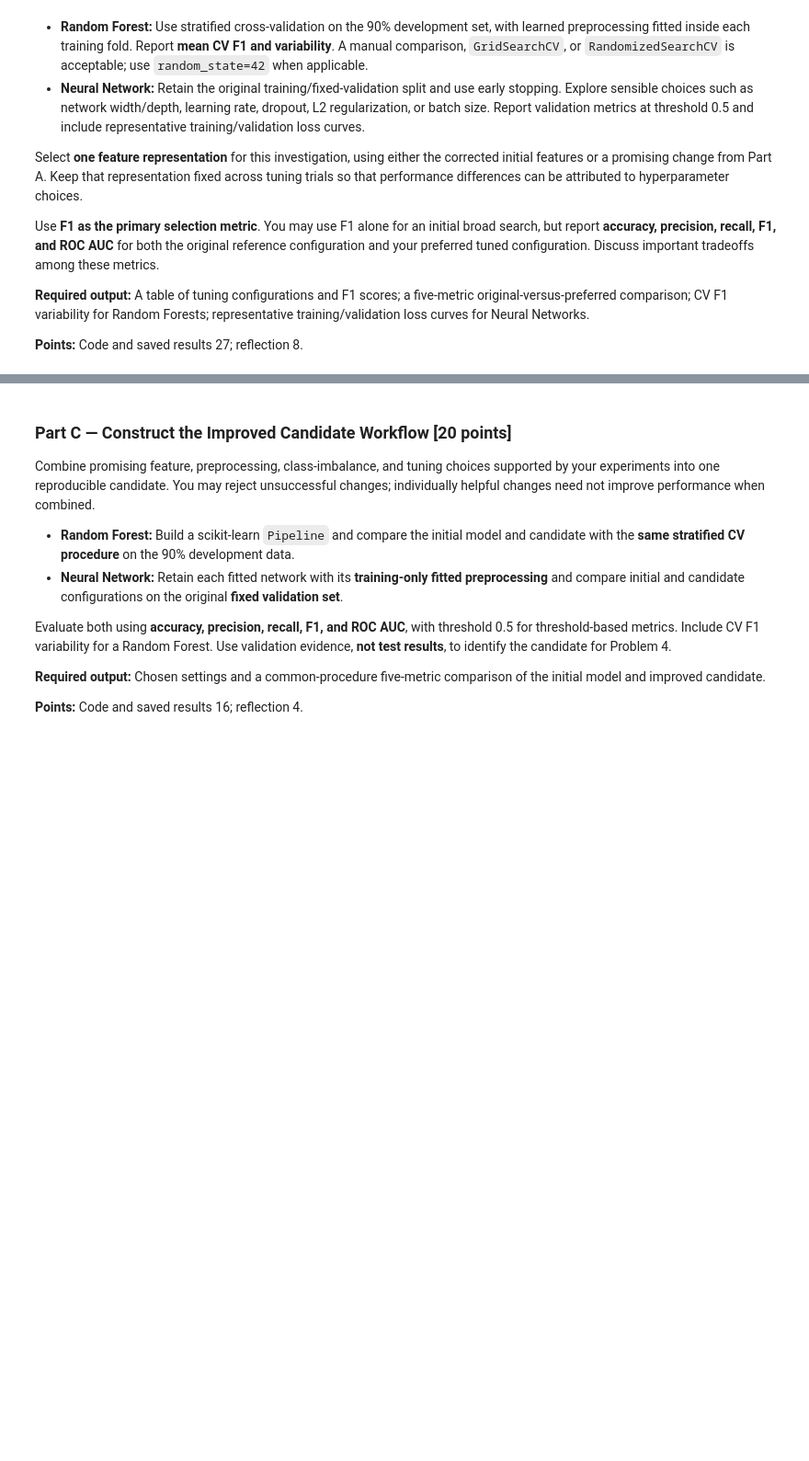
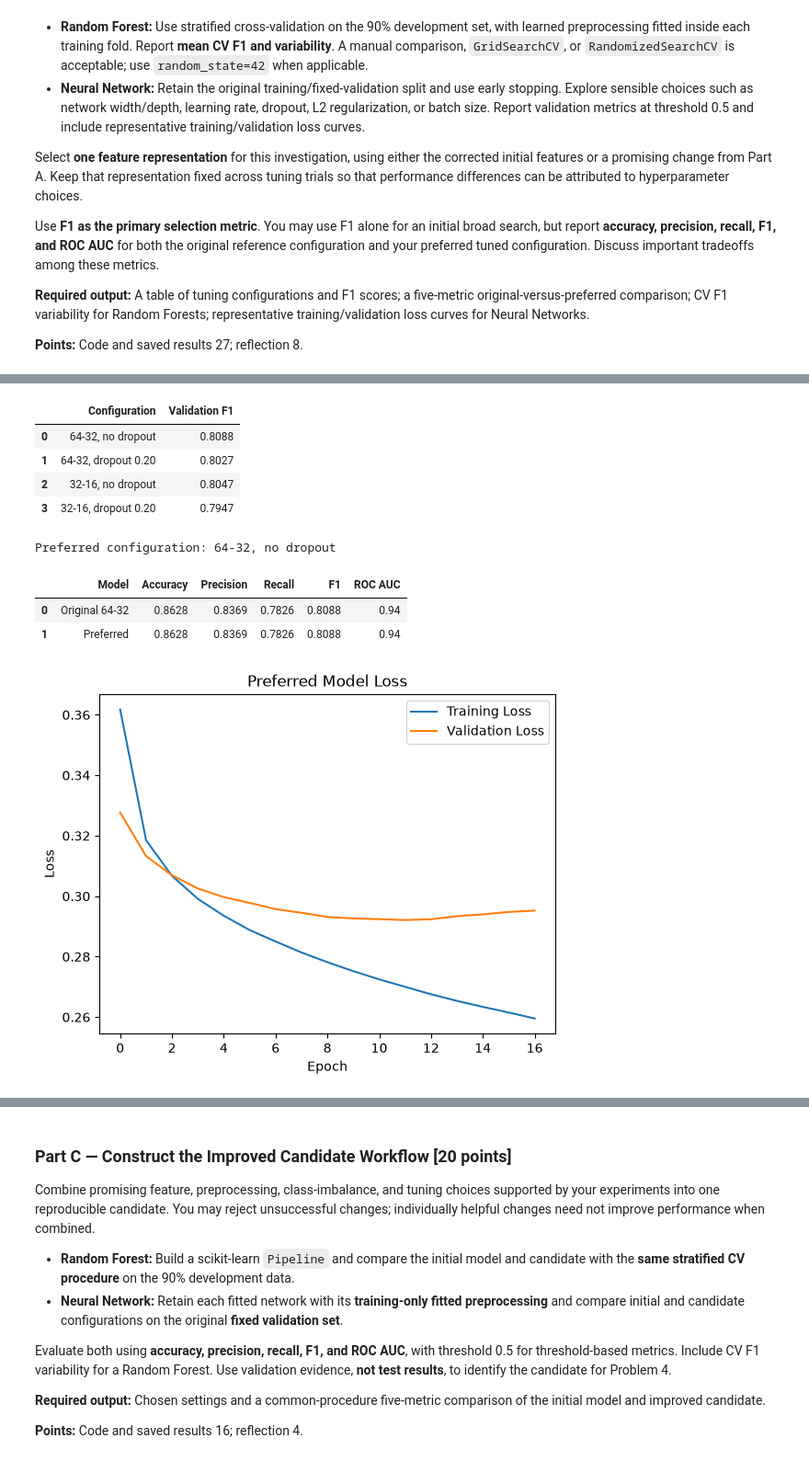
Before and after one commit to anamomds/machinelearningfall26, a Jupyter notebook: DX603_Final_Project_Classification.ipynb, the cells around one changed output, grey strips where cells are left out. Shown at 92% size. Saved outputs shown, nothing was run; the diff lists cells and outputs as text; code cells hidden in the pictures; blank space fills up the shorter version.

```diff
--- a/DX603_Final_Project_Classification.ipynb
+++ b/DX603_Final_Project_Classification.ipynb
@@ -526,11 +981,89 @@ Use **F1 as the primary selection metric**. You may use F1 alone for an initial
 # %%
 # REQUIRED SAVED OUTPUT — Part B Results
 # 1. Tuning configurations with F1 (and CV F1 variability for Random Forests).
 # 2. Original vs preferred tuned: accuracy, precision, recall, F1, ROC AUC.
 # 3. For Neural Network: representative training/validation loss curves.
 # ROC AUC uses probabilities; all threshold-dependent metrics here use 0.5.
 
 # YOUR CODE HERE
+
+tuning_results = pd.DataFrame({
+    "Configuration": names,
+    "Validation F1": tuning_f1
+})
+
+display(tuning_results.round(4))
+
+
+# Find the model with the highest F1
+best_index = int(np.argmax(tuning_f1))
+
+preferred_nn_model = tuning_models[best_index]
+preferred_history = tuning_histories[best_index]
+preferred_prob = tuning_probabilities[best_index]
+preferred_pred = tuning_predictions[best_index]
+
+print("Preferred configuration:", names[best_index])
+
+
+# Compare the original tuning setup with the best setup
+tuning_comparison = pd.DataFrame({
+    "Model": [
+        "Original 64-32",
+        "Preferred"
+    ],
+    "Accuracy": [
+        accuracy_score(y_val, tuning_predictions[0]),
+        accuracy_score(y_val, preferred_pred)
+    ],
+    "Precision": [
+        precision_score(y_val, tuning_predictions[0]),
+        precision_score(y_val, preferred_pred)
+    ],
+    "Recall": [
+        recall_score(y_val, tuning_predictions[0]),
+        recall_score(y_val, preferred_pred)
+    ],
+    "F1": [
+        f1_score(y_val, tuning_predictions[0]),
+        f1_score(y_val, preferred_pred)
+    ],
+    "ROC AUC": [
+        roc_auc_score(y_val, tuning_probabilities[0]),
+        roc_auc_score(y_val, preferred_prob)
+    ]
+})
+
+display(tuning_comparison.round(4))
+
+
+# Plot the loss for the preferred model
+plt.plot(
+    preferred_history.history["loss"],
+    label="Training Loss"
+)
+
+plt.plot(
+    preferred_history.history["val_loss"],
+    label="Validation Loss"
+)
+
+plt.xlabel("Epoch")
+plt.ylabel("Loss")
+plt.title("Preferred Model Loss")
+plt.legend()
+plt.show()
+# %% [output]
+|  | Configuration | Validation F1 |
+| 0 | 64-32, no dropout | 0.8088 |
+| 1 | 64-32, dropout 0.20 | 0.8027 |
+| 2 | 32-16, no dropout | 0.8047 |
+| 3 | 32-16, dropout 0.20 | 0.7947 |
+Preferred configuration: 64-32, no dropout
+|  | Model | Accuracy | Precision | Recall | F1 | ROC AUC |
+| 0 | Original 64-32 | 0.8628 | 0.8369 | 0.7826 | 0.8088 | 0.94 |
+| 1 | Preferred | 0.8628 | 0.8369 | 0.7826 | 0.8088 | 0.94 |
+[figure, added]
 # %% [markdown]
 **Your Answer — Reflection: Systematic Model Tuning**
 
```
Also changed, not shown: parts of 33 cells of this notebook.
